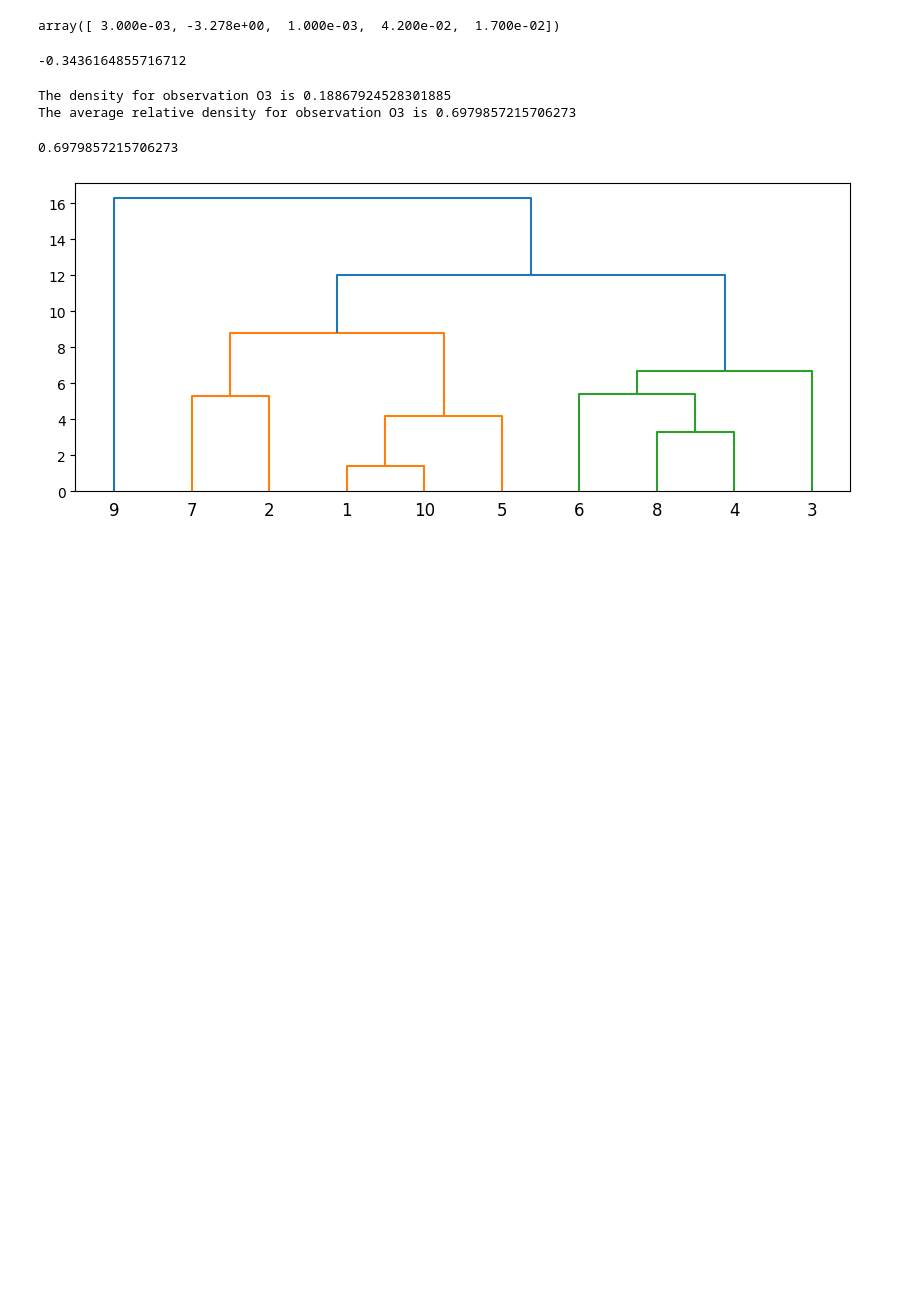
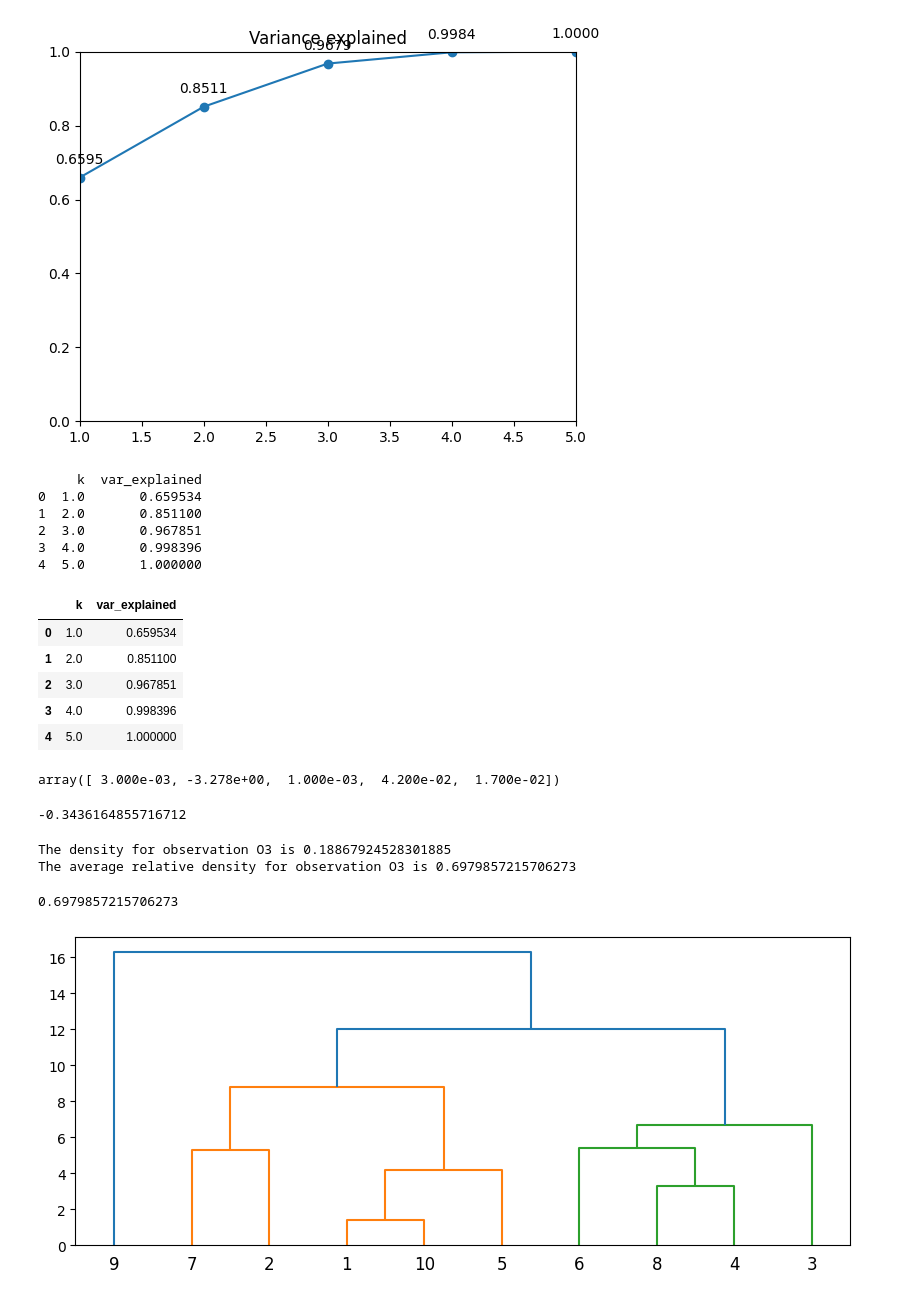
Before and after one commit to Gabriellanaro/Machine-learning-CheatSheet, a Jupyter notebook: Fall 2021.ipynb, the cells around one changed output. Cells and saved outputs as stored; diff of their text form; code cells hidden in the pictures; blank space fills up the shorter version.

```diff
--- a/Fall 2021.ipynb
+++ b/Fall 2021.ipynb
@@ -12,3 +10,21 @@ from sklearn.decomposition import PCA
+# %%
+# 3
+c = [43.4, 23.39, 18.26, 9.34, 2.14]
+cum_var_explained(c)
+# %% [output]
+[figure, added]
+     k  var_explained
+0  1.0       0.659534
+1  2.0       0.851100
+2  3.0       0.967851
+3  4.0       0.998396
+4  5.0       1.000000
+|  | k | var_explained |
+| 0 | 1.0 | 0.659534 |
+| 1 | 2.0 | 0.851100 |
+| 2 | 3.0 | 0.967851 |
+| 3 | 4.0 | 0.998396 |
+| 4 | 5.0 | 1.000000 |
 # %%
 # 4
 x = np.array([15.5, 59.2, 1.4, 1438.0, 5.3])
```
Also changed, not shown: parts of 5 cells of this notebook, 3 other files.
